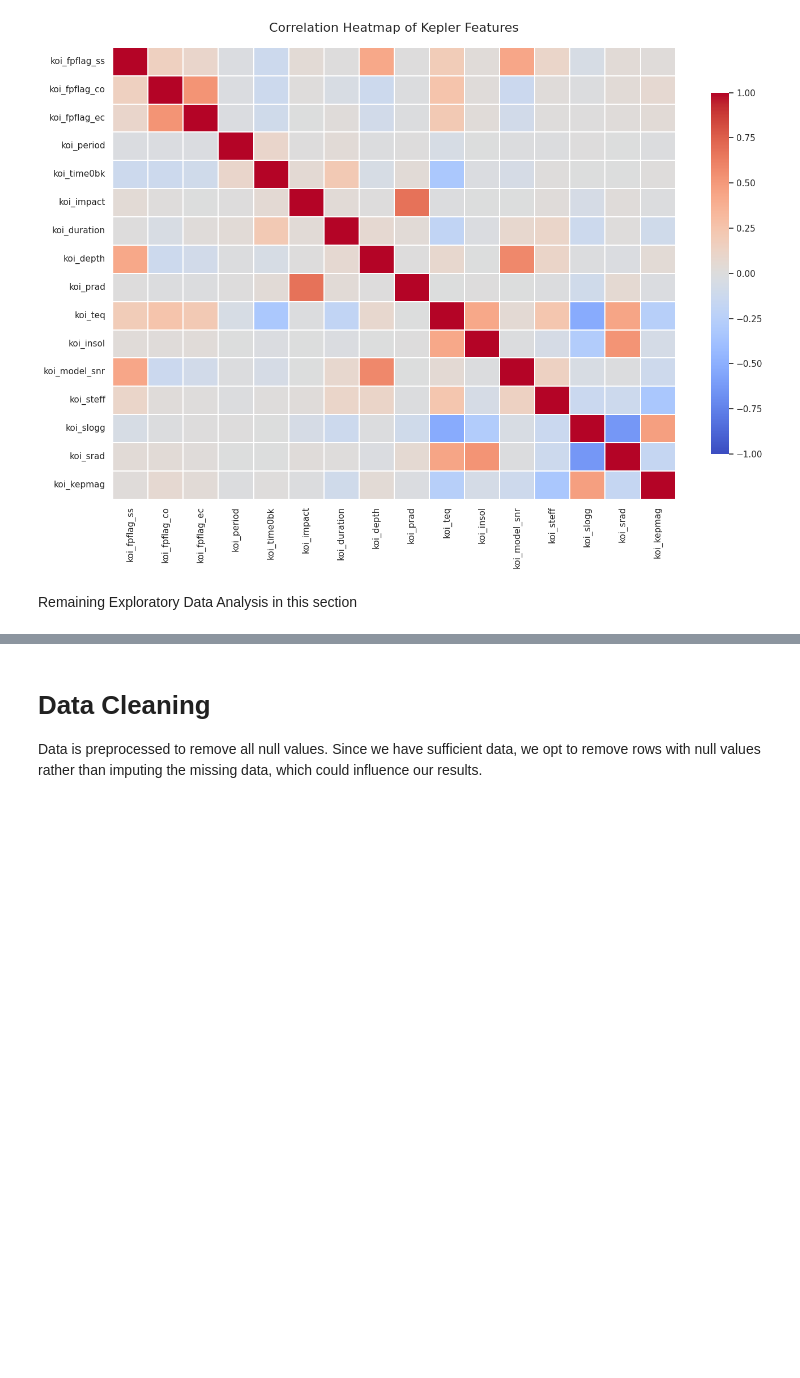
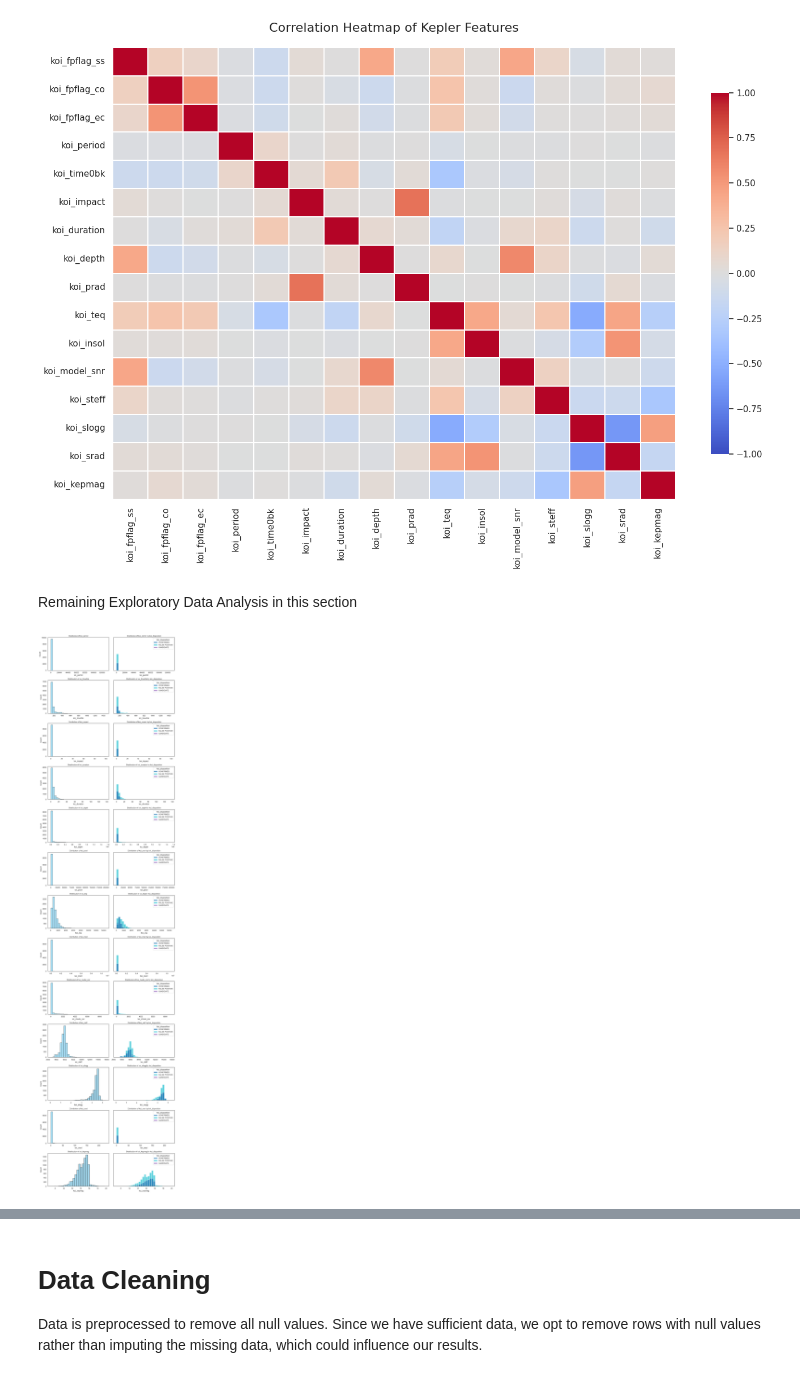
Before and after one commit to lily-swan/DS-9000-project, a Jupyter notebook: analysis.ipynb, the cells around one changed output, grey strips where cells are left out. Cells and saved outputs as stored; diff of their text form; code cells hidden in the pictures; blank space fills up the shorter version.

Commit message:
All the Histograms (#7)
* histograms for all parameters

* all docs

* changing order of the cells

```diff
--- a/analysis.ipynb
+++ b/analysis.ipynb
@@ -259,3 +259,54 @@ plt.show()
 [figure]
 # %% [markdown]
 Remaining Exploratory Data Analysis in this section
+# %%
+# column of interests
+numerical_cols = [
+    "koi_period",
+    "koi_time0bk",
+    "koi_impact",
+    "koi_duration",
+    "koi_depth",
+    "koi_prad",
+    "koi_teq",
+    "koi_insol",
+    "koi_model_snr",
+    "koi_steff",
+    "koi_slogg",
+    "koi_srad",
+    "koi_kepmag",
+]
+
+# colors
+palette = {"CONFIRMED": "#1f77b4", "FALSE POSITIVE": "#17becf", "CANDIDATE": "#9467bd"}
+
+# 13 * 2 subplots
+fig, axs = plt.subplots(
+    nrows=len(numerical_cols), ncols=2, figsize=(12, 48), sharey="row"
+)
+
+for i, col in enumerate(numerical_cols):
+    # first column - overall distribution
+    sns.histplot(df, x=col, bins=30, ax=axs[i, 0], color="skyblue", edgecolor="black")
+    axs[i, 0].set_title(f"Distribution of {col}", fontsize=11)
+    axs[i, 0].set_xlabel(col)
+    axs[i, 0].set_ylabel("Count")
+
+    # second column - koi_disposition - ['CONFIRMED', 'FALSE POSITIVE', 'CANDIDATE']
+    sns.histplot(
+        df,
+        x=col,
+        hue="koi_disposition",
+        bins=30,
+        ax=axs[i, 1],
+        alpha=0.7,
+        palette=palette,
+    )
+    axs[i, 1].set_title(f"Distribution of {col} by koi_disposition", fontsize=11)
+    axs[i, 1].set_xlabel(col)
+    axs[i, 1].set_ylabel("Count")
+
+plt.tight_layout()
+plt.show()
+# %% [output]
+[figure, added]
```
Also changed, not shown: parts of 7 cells of this notebook, 1 other file.
